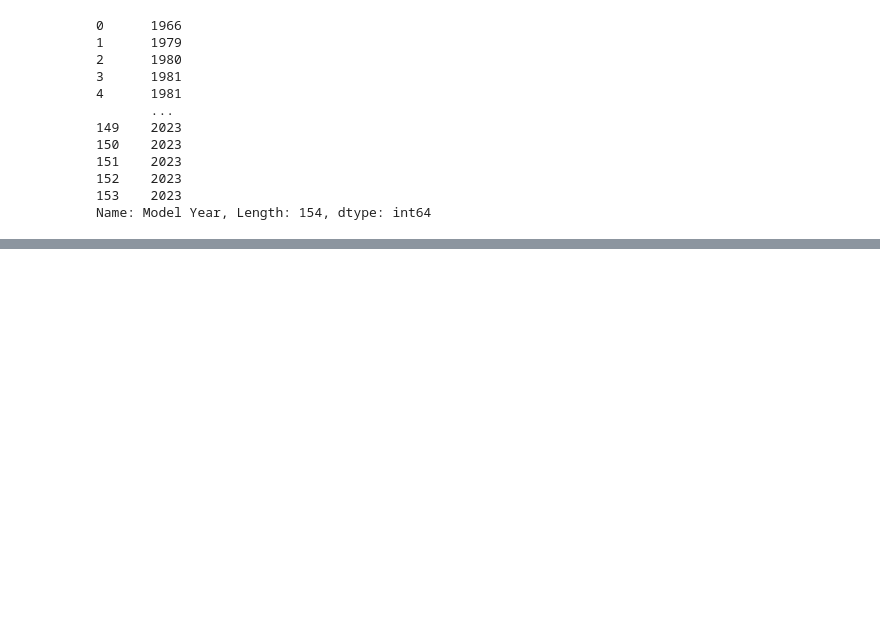
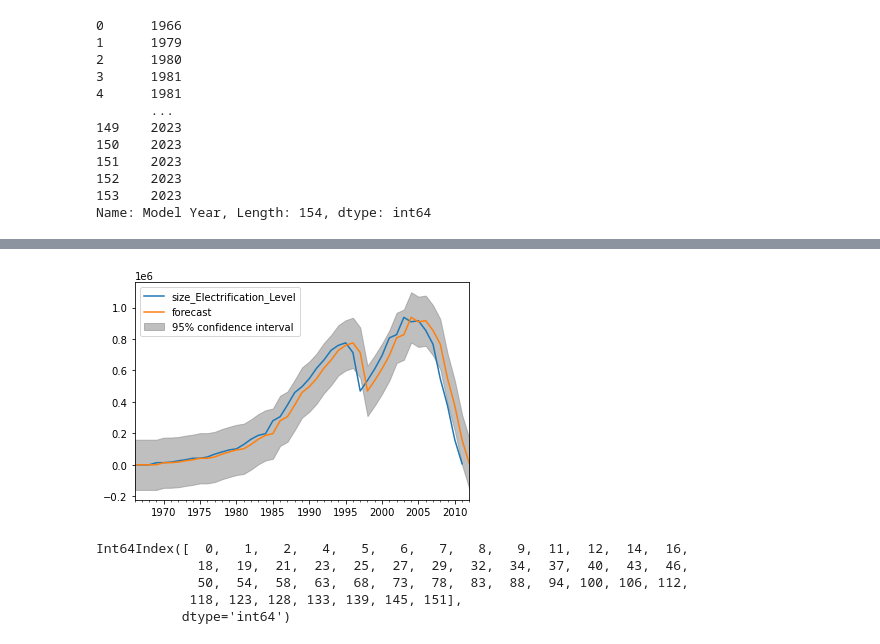
Before and after one commit to IscYeon/electricVehecleProject, a Jupyter notebook: Project.ipynb, the cells around one changed output, grey strips where cells are left out. Cells and saved outputs as stored; diff of their text form; code cells hidden in the pictures; blank space fills up the shorter version.

```diff
--- a/Project.ipynb
+++ b/Project.ipynb
@@ -190,0 +301,38 @@ Name: Model Year, Length: 154, dtype: int64
+# %%
+import matplotlib.pyplot as plt
+import pandas as pd
+import statsmodels.api as sm
+from statsmodels.graphics.tsaplots import plot_predict
+from statsmodels.tsa.arima.model import ARIMA
+
+dta = sm.datasets.sunspots.load_pandas().data[['SUNACTIVITY']]
+dta.index = pd.date_range(start='1700', end='2009', freq='A')
+res = ARIMA(dta, order=(0,2,0)).fit()
+fig, ax = plt.subplots()
+ax = dta.loc['1950':].plot(ax=ax)
+plot_predict(res, '1990', '2012', ax=ax)
+plt.show()
+# %%
+import matplotlib.pyplot as plt
+import pandas as pd
+import statsmodels.api as sm
+from statsmodels.graphics.tsaplots import plot_predict
+from statsmodels.tsa.arima.model import ARIMA
+
+dta = df['size_Electrification_Level']
+dta.index = pd.date_range(start='1966', end='2012', freq='A') # 시간인덱스??? 이상함 다시맞춰야됨
+res = ARIMA(dta, order=(0,1,0)).fit()
+fig, ax = plt.subplots()
+ax = dta.loc['1966':].plot(ax=ax)
+plot_predict(res, '1966', '2012', ax=ax)
+plt.show()
+# %% [output]
+[figure, added]
+# %%
+df['size_Electrification_Level'].index
+# %% [output]
+Int64Index([  0,   1,   2,   4,   5,   6,   7,   8,   9,  11,  12,  14,  16,
+             18,  19,  21,  23,  25,  27,  29,  32,  34,  37,  40,  43,  46,
+             50,  54,  58,  63,  68,  73,  78,  83,  88,  94, 100, 106, 112,
+            118, 123, 128, 133, 139, 145, 151],
+           dtype='int64')
```
Also changed, not shown: parts of 17 cells of this notebook.
